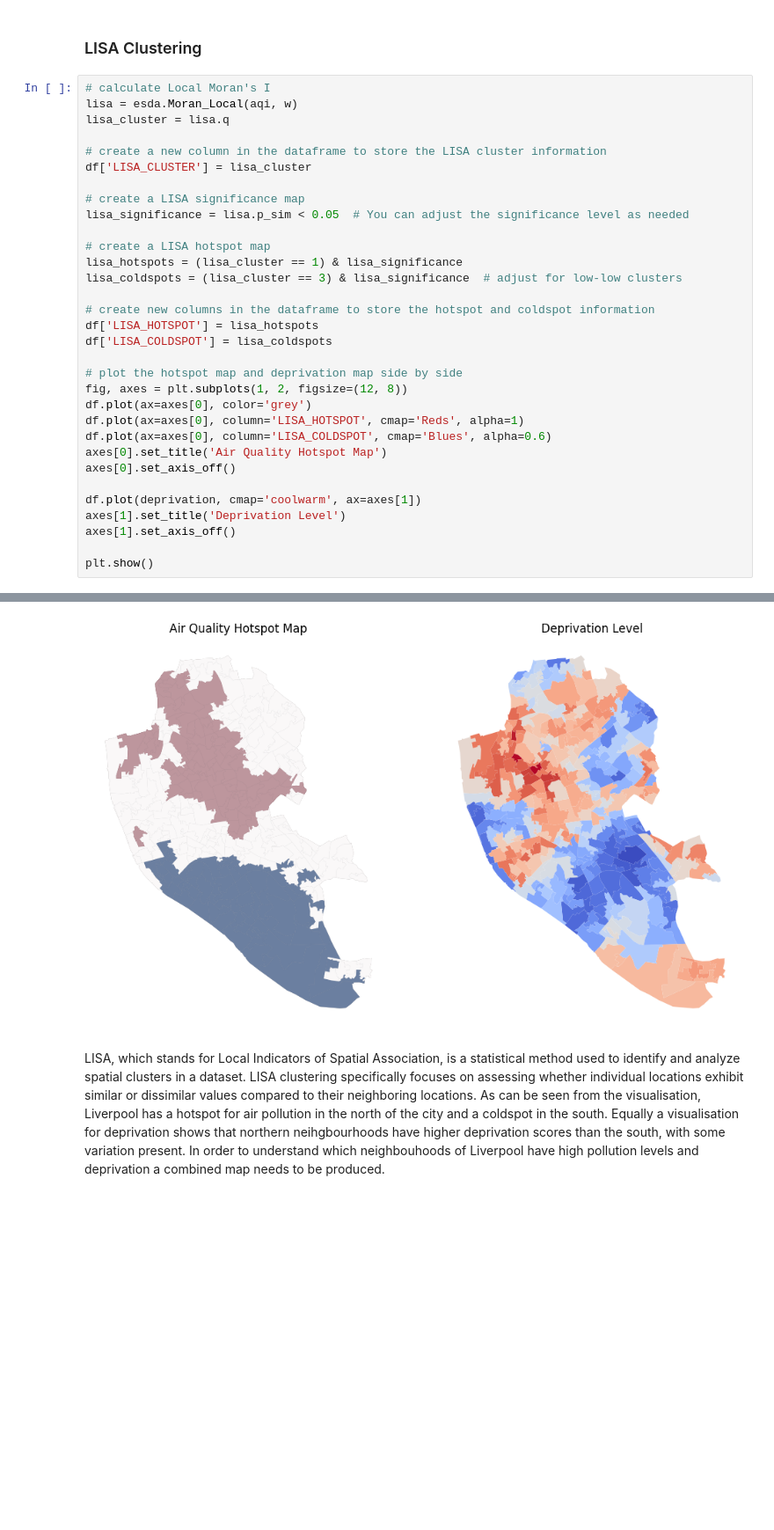
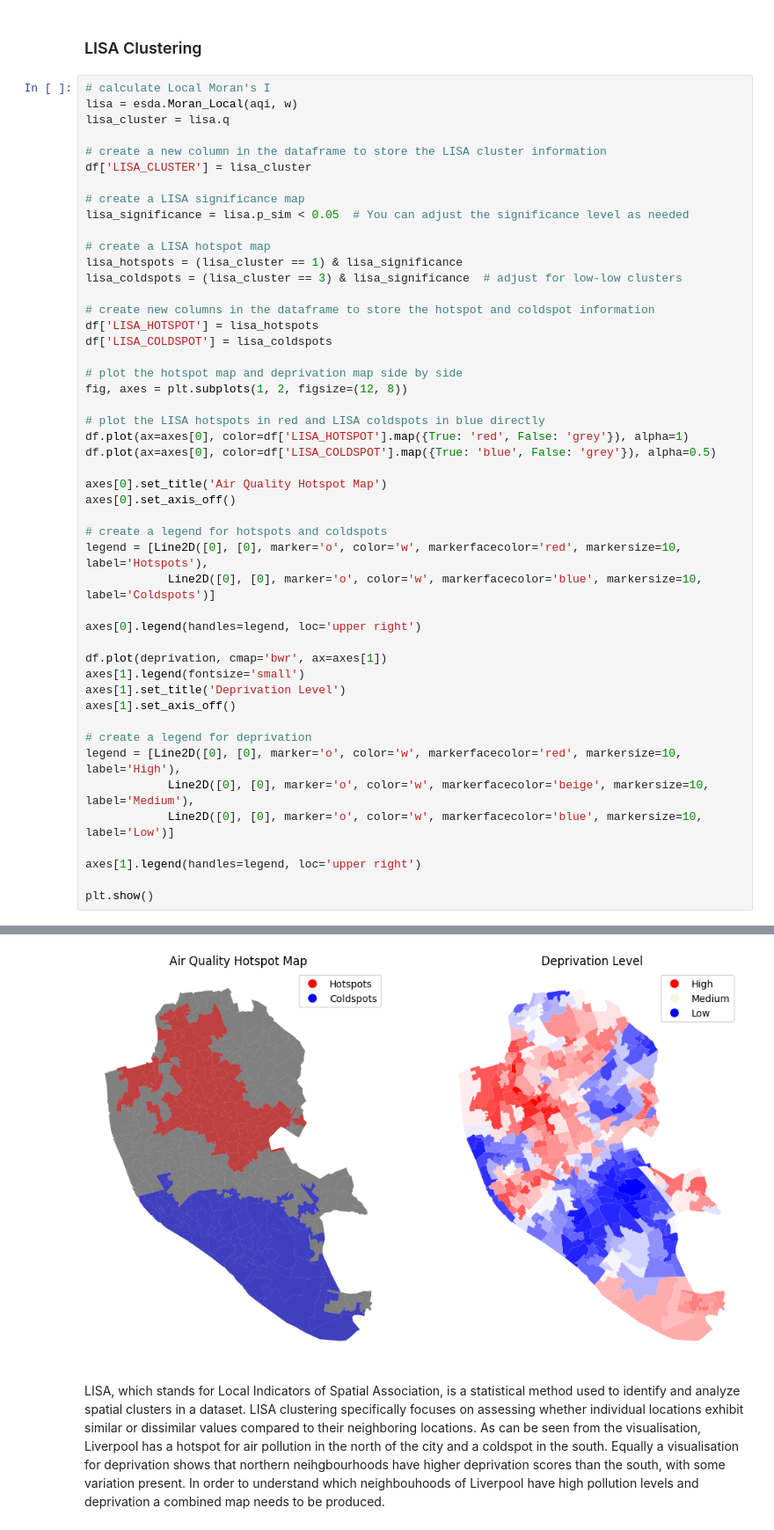
Before and after one commit to petphd/airqualityanddeprivation, a Jupyter notebook: final.ipynb, the cells around one changed output, grey strips where cells are left out. Shown at 88% size. Cells and saved outputs as stored; diff of their text form; blank space fills up the shorter version.

```diff
--- a/final.ipynb
+++ b/final.ipynb
@@ -239,15 +240,31 @@ df['LISA_COLDSPOT'] = lisa_coldspots
 
 # plot the hotspot map and deprivation map side by side
 fig, axes = plt.subplots(1, 2, figsize=(12, 8))
-df.plot(ax=axes[0], color='grey')
-df.plot(ax=axes[0], column='LISA_HOTSPOT', cmap='Reds', alpha=1)
-df.plot(ax=axes[0], column='LISA_COLDSPOT', cmap='Blues', alpha=0.6)
+
+# plot the LISA hotspots in red and LISA coldspots in blue directly
+df.plot(ax=axes[0], color=df['LISA_HOTSPOT'].map({True: 'red', False: 'grey'}), alpha=1)
+df.plot(ax=axes[0], color=df['LISA_COLDSPOT'].map({True: 'blue', False: 'grey'}), alpha=0.5)
+
 axes[0].set_title('Air Quality Hotspot Map')
 axes[0].set_axis_off()
 
-df.plot(deprivation, cmap='coolwarm', ax=axes[1])
+# create a legend for hotspots and coldspots
+legend = [Line2D([0], [0], marker='o', color='w', markerfacecolor='red', markersize=10, label='Hotspots'),
+            Line2D([0], [0], marker='o', color='w', markerfacecolor='blue', markersize=10, label='Coldspots')]
+
+axes[0].legend(handles=legend, loc='upper right')
+
+df.plot(deprivation, cmap='bwr', ax=axes[1])
+axes[1].legend(fontsize='small')
 axes[1].set_title('Deprivation Level')
 axes[1].set_axis_off()
 
+# create a legend for deprivation
+legend = [Line2D([0], [0], marker='o', color='w', markerfacecolor='red', markersize=10, label='High'),
+            Line2D([0], [0], marker='o', color='w', markerfacecolor='beige', markersize=10, label='Medium'),
+            Line2D([0], [0], marker='o', color='w', markerfacecolor='blue', markersize=10, label='Low')]
+
+axes[1].legend(handles=legend, loc='upper right')
+
 plt.show()
 # %% [output]
@@ -254,4 +272,4 @@ plt.show()
-[figure, old version]
+[figure, new version]
 # %% [markdown]
 LISA, which stands for Local Indicators of Spatial Association, is a statistical method used to identify and analyze spatial clusters in a dataset. LISA clustering specifically focuses on assessing whether individual locations exhibit similar or dissimilar values compared to their neighboring locations. As can be seen from the visualisation, Liverpool has a hotspot for air pollution in the north of the city and a coldspot in the south. Equally a visualisation for deprivation shows that northern neihgbourhoods have higher deprivation scores than the south, with some variation present. In order to understand which neighbouhoods of Liverpool have high pollution levels and deprivation a combined map needs to be produced.
 # %% [markdown]
```
Also changed, not shown: parts of 6 cells of this notebook.
